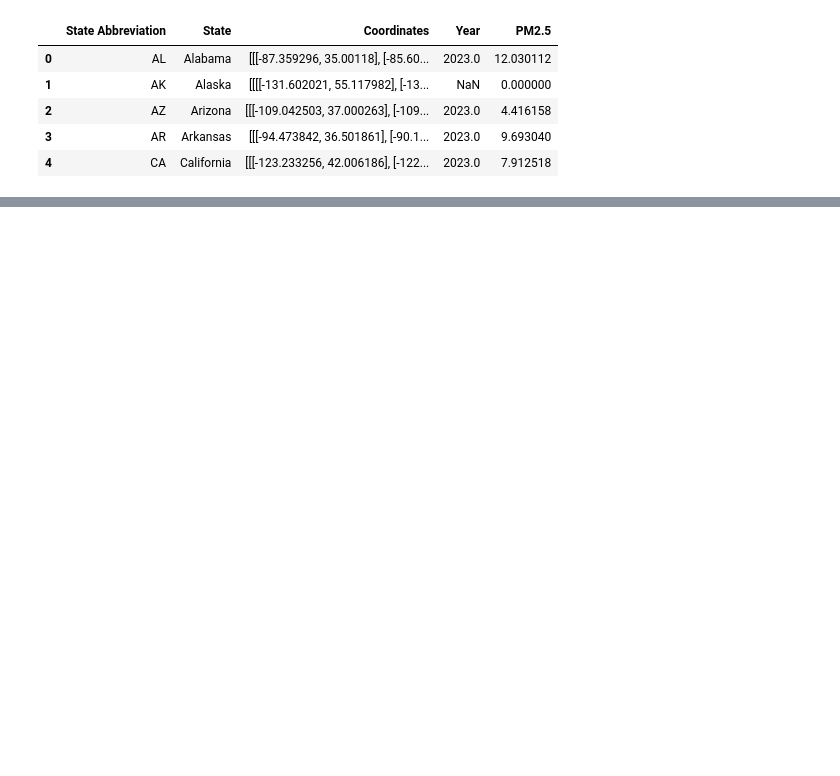
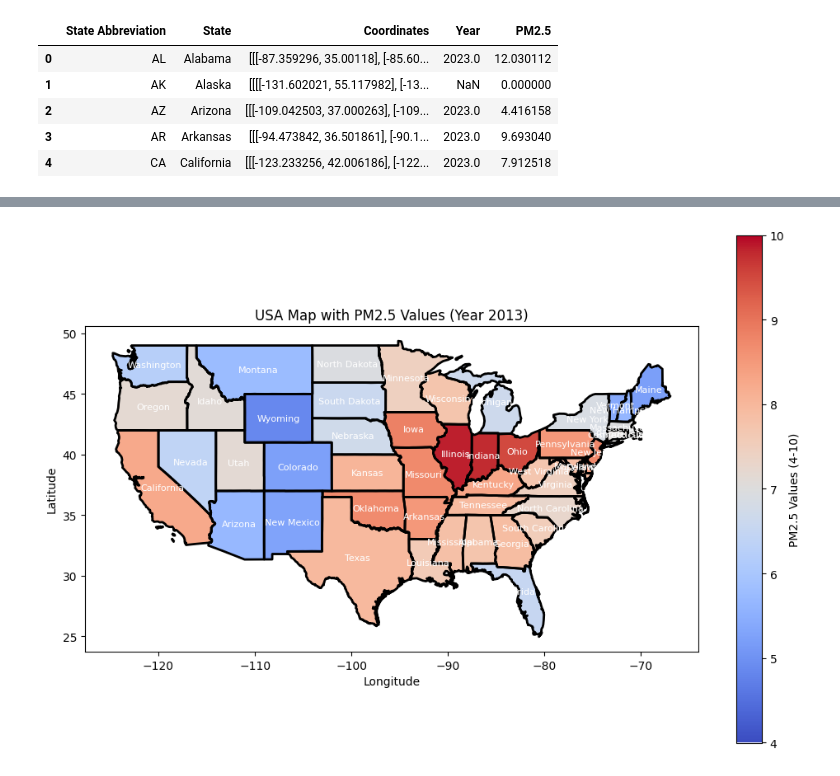
Before and after one commit to 5UMUK/ProjectAQI, a Jupyter notebook: Data_Visualisation/Visualisation.ipynb, the cells around one changed output, grey strips where cells are left out. Saved outputs shown, nothing was run; the diff lists cells and outputs as text; code cells hidden in the pictures; blank space fills up the shorter version.

```diff
--- a/Data_Visualisation/Visualisation.ipynb
+++ b/Data_Visualisation/Visualisation.ipynb
@@ -154,0 +201,4 @@ map
+# %%
+get_heat_map(2013)
+# %% [output]
+[figure, added]
```
Also changed, not shown: parts of 8 cells of this notebook, 1 other file.
